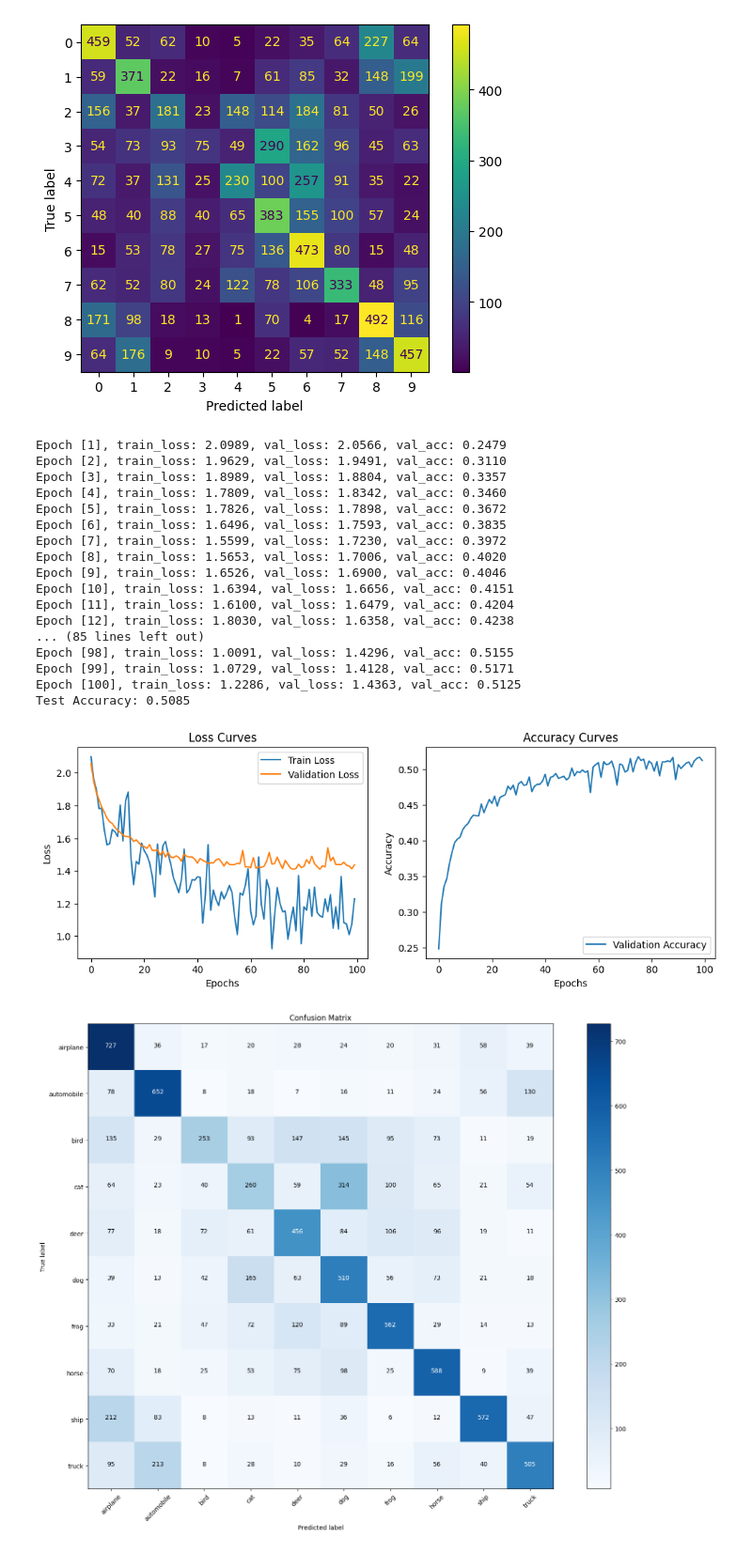
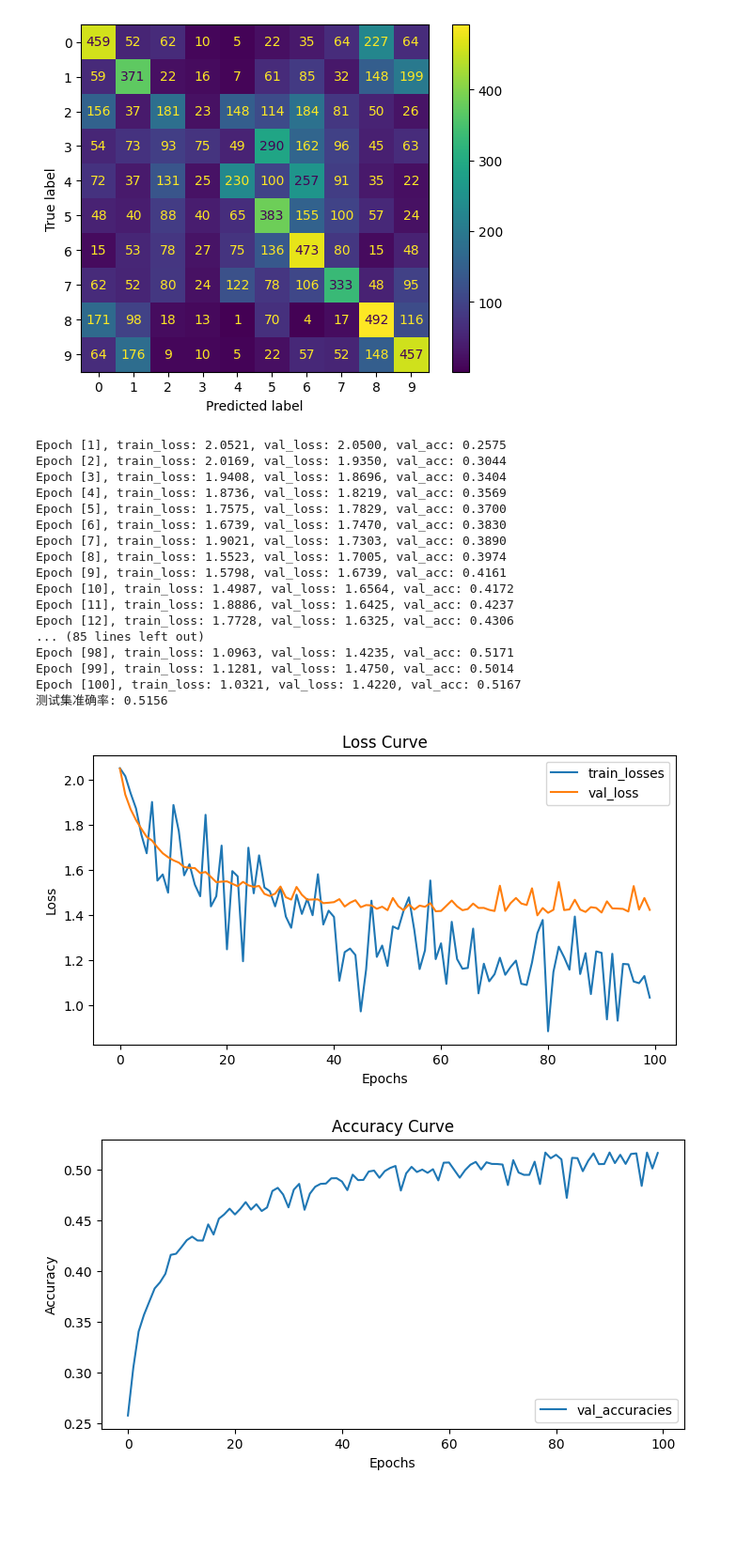
Before and after one commit to kaicheng001/2024-Spring-PR-Experiments, a Jupyter notebook: BP NN/cifar-10-scratch.ipynb, the cells around one changed output. Shown: that part at 94% size. Cells and saved outputs as stored; diff of their text form; code cells hidden in the pictures; blank space fills up the shorter version.

```diff
--- a/BP NN/cifar-10-scratch.ipynb
+++ b/BP NN/cifar-10-scratch.ipynb
@@ -792,24 +792,26 @@ y_pred = np.argmax(model.forward(X_test), axis=1)
 accuracy = np.mean(y_pred == y_test)
 print(f'测试集准确率: {accuracy:.4f}')
 
-# 绘制损失和准确率曲线
+# 绘制损失曲线
 epochs_range = range(epochs)
-plt.figure(figsize=(12, 4))
-plt.subplot(1, 2, 1)
-plt.plot(epochs_range, train_losses, label='训练损失')
-plt.plot(epochs_range, val_losses, label='验证损失')
+plt.figure(figsize=(8, 4))
+plt.plot(epochs_range, train_losses, label='train_losses')
+plt.plot(epochs_range, val_losses, label='val_loss')
 plt.xlabel('Epochs')
 plt.ylabel('Loss')
 plt.legend(loc='upper right')
-plt.title('损失曲线')
+plt.title('Loss Curve')
+plt.show()
 
-plt.subplot(1, 2, 2)
-plt.plot(epochs_range, val_accuracies, label='验证准确率')
+# 绘制准确率曲线
+plt.figure(figsize=(8, 4))
+plt.plot(epochs_range, val_accuracies, label='val_accuracies')
 plt.xlabel('Epochs')
 plt.ylabel('Accuracy')
 plt.legend(loc='lower right')
-plt.title('准确率曲线')
+plt.title('Accuracy Curve')
 plt.show()
+
 
 # 计算混淆矩阵
 def compute_confusion_matrix(y_true, y_pred, num_classes):
@@ -818,51 +820,51 @@ def compute_confusion_matrix(y_true, y_pred, num_classes):
         cm[y_true[i], y_pred[i]] += 1
     return cm
 
 # 绘制混淆矩阵
-def plot_confusion_matrix(cm, classes, title='混淆矩阵', cmap=plt.cm.Blues):
+def plot_confusion_matrix(cm, classes, title='Confusion Matrix on CIFAR-10', cmap=plt.cm.Blues):
     plt.figure(figsize=(16, 12))
     plt.imshow(cm, interpolation='nearest', cmap=cmap)
     plt.title(title)
     plt.colorbar()
     tick_marks = np.arange(len(classes))
     plt.xticks(tick_marks, classes, rotation=45)
     plt.yticks(tick_marks, classes)
 
     fmt = 'd'
     thresh = cm.max() / 2.
     for i, j in np.ndindex(cm.shape):
         plt.text(j, i, format(cm[i, j], fmt),
                  horizontalalignment="center",
                  color="white" if cm[i, j] > thresh else "black")
 
-    plt.ylabel('真实标签')
-    plt.xlabel('预测标签')
+    plt.ylabel('Trues labels')
+    plt.xlabel('Predicted labels')
     plt.tight_layout()
     plt.show()
 
 # CIFAR-10 标签
 cifar10_labels = ['airplane', 'automobile', 'bird', 'cat', 'deer', 'dog', 'frog', 'horse', 'ship', 'truck']
 
 # 计算并绘制混淆矩阵
 cm = compute_confusion_matrix(y_test, y_pred, len(cifar10_labels))
 plot_confusion_matrix(cm, classes=cifar10_labels)
 # %% [output]
-Epoch [1], train_loss: 2.0989, val_loss: 2.0566, val_acc: 0.2479
-Epoch [2], train_loss: 1.9629, val_loss: 1.9491, val_acc: 0.3110
-Epoch [3], train_loss: 1.8989, val_loss: 1.8804, val_acc: 0.3357
-Epoch [4], train_loss: 1.7809, val_loss: 1.8342, val_acc: 0.3460
-Epoch [5], train_loss: 1.7826, val_loss: 1.7898, val_acc: 0.3672
-Epoch [6], train_loss: 1.6496, val_loss: 1.7593, val_acc: 0.3835
-Epoch [7], train_loss: 1.5599, val_loss: 1.7230, val_acc: 0.3972
-Epoch [8], train_loss: 1.5653, val_loss: 1.7006, val_acc: 0.4020
-Epoch [9], train_loss: 1.6526, val_loss: 1.6900, val_acc: 0.4046
-Epoch [10], train_loss: 1.6394, val_loss: 1.6656, val_acc: 0.4151
-Epoch [11], train_loss: 1.6100, val_loss: 1.6479, val_acc: 0.4204
-Epoch [12], train_loss: 1.8030, val_loss: 1.6358, val_acc: 0.4238
+Epoch [1], train_loss: 2.0521, val_loss: 2.0500, val_acc: 0.2575
+Epoch [2], train_loss: 2.0169, val_loss: 1.9350, val_acc: 0.3044
+Epoch [3], train_loss: 1.9408, val_loss: 1.8696, val_acc: 0.3404
+Epoch [4], train_loss: 1.8736, val_loss: 1.8219, val_acc: 0.3569
+Epoch [5], train_loss: 1.7575, val_loss: 1.7829, val_acc: 0.3700
+Epoch [6], train_loss: 1.6739, val_loss: 1.7470, val_acc: 0.3830
+Epoch [7], train_loss: 1.9021, val_loss: 1.7303, val_acc: 0.3890
+Epoch [8], train_loss: 1.5523, val_loss: 1.7005, val_acc: 0.3974
+Epoch [9], train_loss: 1.5798, val_loss: 1.6739, val_acc: 0.4161
+Epoch [10], train_loss: 1.4987, val_loss: 1.6564, val_acc: 0.4172
+Epoch [11], train_loss: 1.8886, val_loss: 1.6425, val_acc: 0.4237
+Epoch [12], train_loss: 1.7728, val_loss: 1.6325, val_acc: 0.4306
 ... (85 lines left out)
-Epoch [98], train_loss: 1.0091, val_loss: 1.4296, val_acc: 0.5155
-Epoch [99], train_loss: 1.0729, val_loss: 1.4128, val_acc: 0.5171
-Epoch [100], train_loss: 1.2286, val_loss: 1.4363, val_acc: 0.5125
-Test Accuracy: 0.5085
+Epoch [98], train_loss: 1.0963, val_loss: 1.4235, val_acc: 0.5171
+Epoch [99], train_loss: 1.1281, val_loss: 1.4750, val_acc: 0.5014
+Epoch [100], train_loss: 1.0321, val_loss: 1.4220, val_acc: 0.5167
+测试集准确率: 0.5156
-[figure, old version]
+[figure, new version]
-[figure, old version]
+[figure, new version]
```
Also changed, not shown: parts of 2 cells of this notebook, 12 other files.
